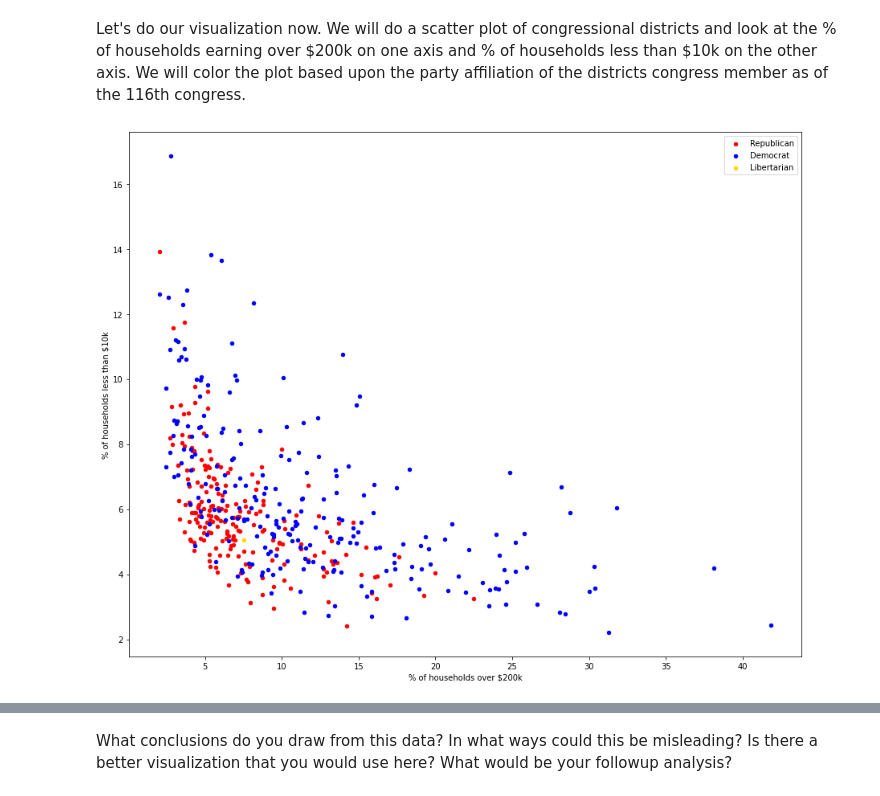
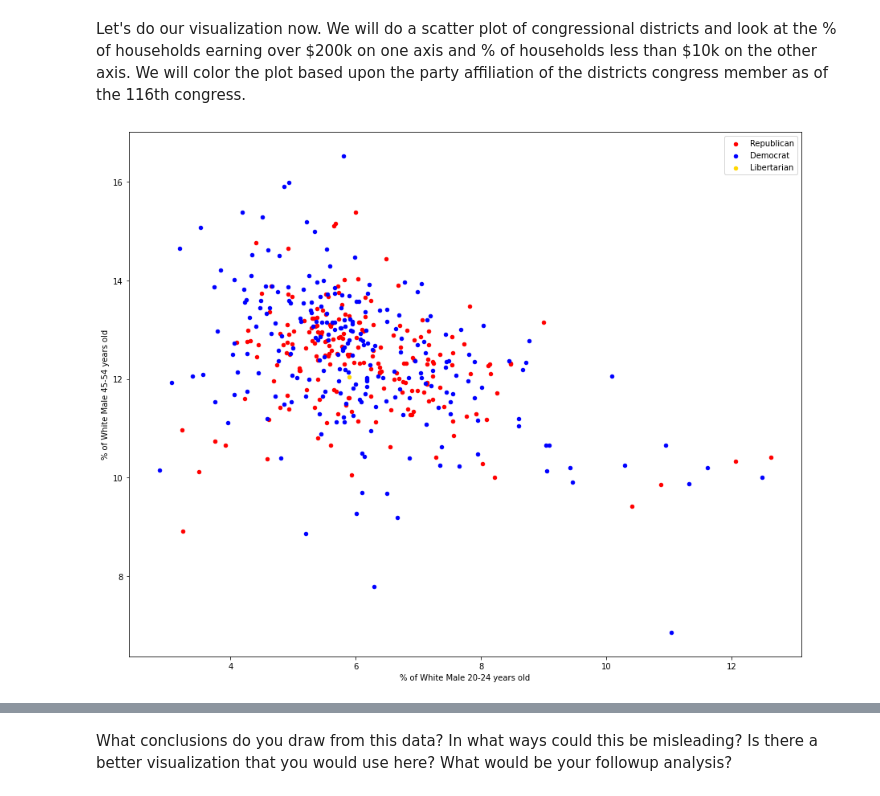
Before and after one commit to jinburge/Congressional-Analytics, a Jupyter notebook: Congressional_Analytics.ipynb, the cells around one changed output, grey strips where cells are left out. Saved outputs shown, nothing was run; the diff lists cells and outputs as text; code cells hidden in the pictures.

```diff
--- a/Congressional_Analytics.ipynb
+++ b/Congressional_Analytics.ipynb
@@ -16,7 +16,7 @@ import matplotlib.pyplot as plt # visualization library we will use that integra
 First we will read the ACS 2021 dataset and get it into a usable state for our data analysis.
 # %%
 # We are reading in the data we want from ACS 2021. The API returns json data. Try copy and pasting the link yourself in a browser to see what the raw data looks like.
-url="https://api.census.gov/data/2021/acs/acs1?get=NAME,B19001_001E,B19001_002E,B19001_017E&for=congressional%20district:*&in=state:*"
+url="https://api.census.gov/data/2021/acs/acs1?get=NAME,B01001A_002E,B01001A_008E,B01001A_012E&for=congressional%20district:*&in=state:*"
 
 # store the response of URL
 response = urlopen(url)
@@ -26,8 +26,7 @@ data_json = json.loads(response.read())
 data_json.pop(0) # the first row of data is header information which we don't need, so pop removes that from the dataset.
 
 # Hand populate the columns based on the variable descriptions census.gov documents here: https://api.census.gov/data/2021/acs/acs1/variables.html. Note they correspond back to the variable names I included in the URL above.
-cols = ['District Name','Total Households','Less than $10k', '$200k+', 'State code', 'district number']
-
+cols = ['District Name', 'Total White Male', 'White Male 20-24', 'White Male 45-54', 'State code', 'district number']
 
 # use pandas to parse data
 acs_df = pd.DataFrame(data_json, columns = cols)
@@ -42,8 +41,8 @@ acs_df['district number'] = pd.to_numeric(acs_df['district number'])
 acs_df['State'] = acs_df['State'].str.strip()
 
 # Let's just keep the columns we need
-acs_df = acs_df[['Total Households', 'Less than $10k', "$200k+", 'district number', 'State']]
+acs_df = acs_df[['Total White Male','White Male 20-24', 'White Male 45-54', 'district number', 'State']]
 
 # take a look at the top results in the dataset (first 5)
-acs_df.head()
+acs_df
 # %% [output]
@@ -56,14 +61,0 @@ acs_df.head()
-# %%
-# create own fields
-# Convert the number columns into number data types so we can math on them
-acs_df["Total Households"] = pd.to_numeric(acs_df["Total Households"])
-acs_df["Less than $10k"] = pd.to_numeric(acs_df["Less than $10k"])
-acs_df['$200k+'] = pd.to_numeric(acs_df['$200k+'])
-
-# Compute some new columns based on the existing columns for later visualization
-# 200 households/# households * 100 = %
-acs_df['% of households over $200k'] = (100*acs_df['$200k+'])/acs_df['Total Households']
-acs_df['% of households less than $10k'] = (100*acs_df['Less than $10k'])/acs_df['Total Households']
-
-# now let's look at the data again
-acs_df.head()
@@ -76,0 +62,11 @@ acs_df.head()
+# %%
+# Convert the number columns into number data types so we can math on them
+acs_df['White Male 20-24'] = pd.to_numeric(acs_df['White Male 20-24'])
+acs_df['White Male 45-54'] = pd.to_numeric(acs_df['White Male 45-54'])
+acs_df['Total White Male'] = pd.to_numeric(acs_df['Total White Male'])
+
+# Compute some new columns based on the existing columns for later visualization
+acs_df['% of White Male 20-24 years old'] = (100*acs_df['White Male 20-24'])/acs_df['Total White Male']
+acs_df['% of White Male 45-54 years old'] = (100*acs_df['White Male 45-54'])/ acs_df['Total White Male']
+
+acs_df
@@ -176,18 +186,21 @@ Let's do our visualization now. We will do a scatter plot of congressional distr
 # %%
 R = merged_df[merged_df['Party'].str.contains('R')]
 D = merged_df[merged_df['Party'].str.contains('D')]
 L = merged_df[merged_df['Party'].str.contains('L')]
 
+#% of White Male 20-24 years old
+#% of White Male 45-54 years old
+
 # creating scatterplots, x = , y = , colors
 fig, ax = plt.subplots(figsize=(15, 12))
-R.plot.scatter(x='% of households over $200k', y='% of households less than $10k', c='red',label='Republican', ax=ax)
-D.plot.scatter(x='% of households over $200k', y='% of households less than $10k',c='blue',label='Democrat', ax=ax)
-L.plot.scatter(x='% of households over $200k', y='% of households less than $10k',c='gold',label='Libertarian', ax=ax)
+R.plot.scatter(x='% of White Male 20-24 years old', y='% of White Male 45-54 years old', c='red',label='Republican', ax=ax)
+D.plot.scatter(x='% of White Male 20-24 years old', y='% of White Male 45-54 years old',c='blue',label='Democrat', ax=ax)
+L.plot.scatter(x='% of White Male 20-24 years old', y='% of White Male 45-54 years old',c='gold',label='Libertarian', ax=ax)
 
 #for i, txt in enumerate(df['State']):
 #   ax.annotate(txt, (df['% of households over $200k'].iat[i], df['% of households less than $10k'].iat[i]))
 
 plt.legend()
 plt.show()
 # %% [output]
-[figure, old version]
+[figure, new version]
```
Also changed, not shown: parts of 11 cells of this notebook.
